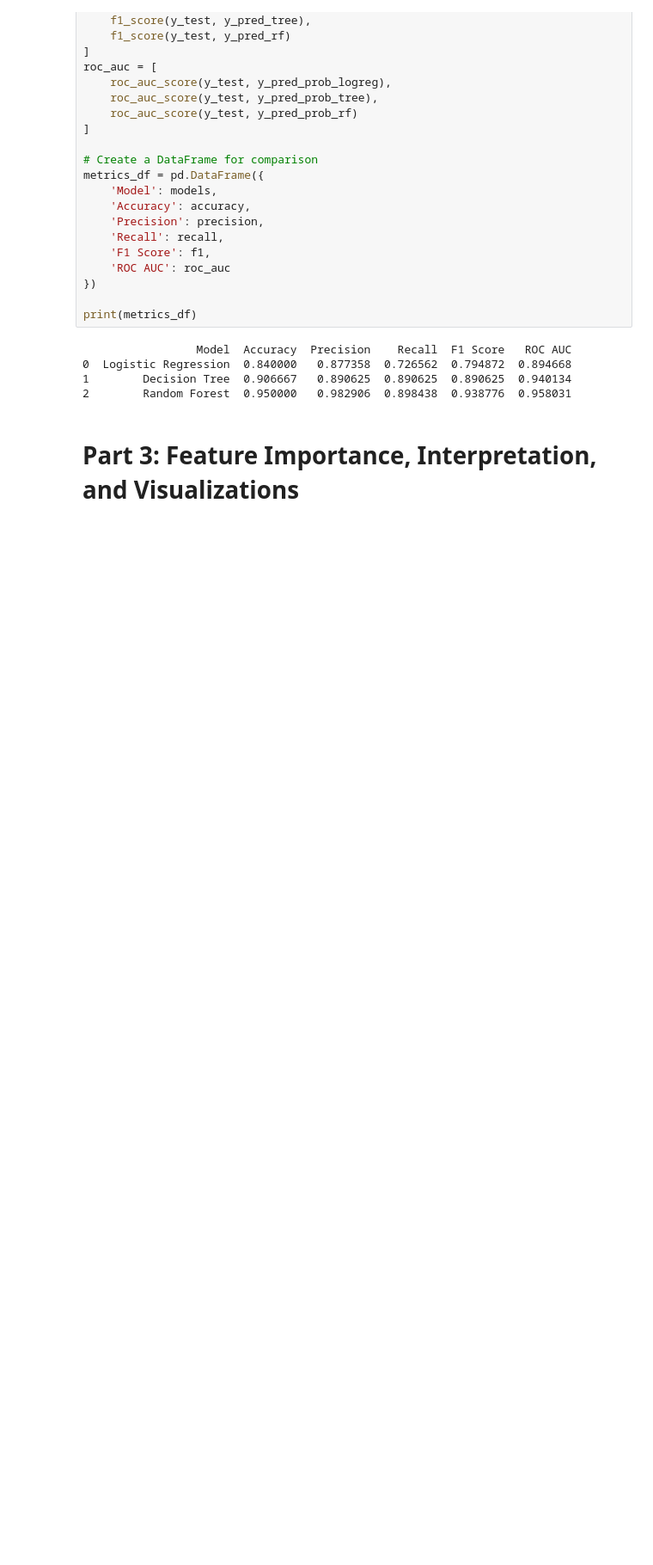
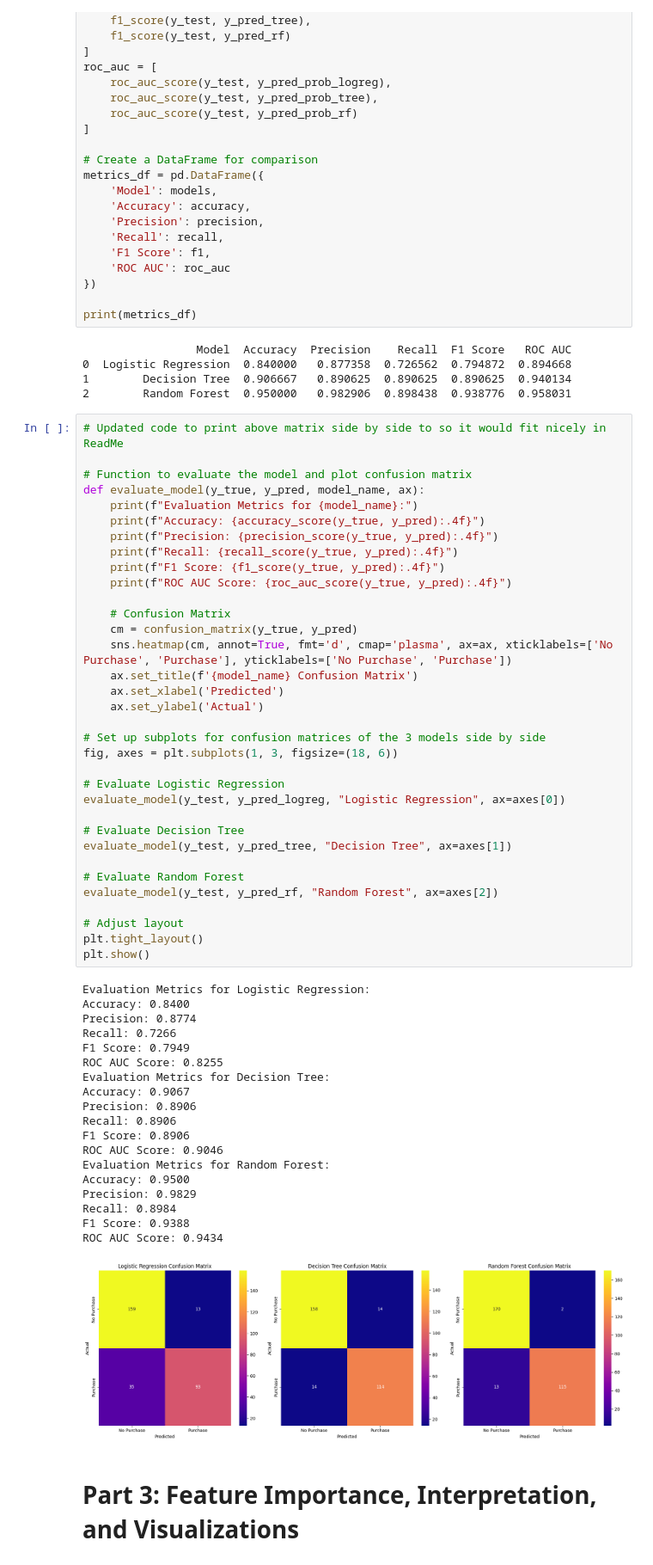
Before and after one commit to EricaYanoshak/AI-Purchase-Behavior-Project, a Jupyter notebook: Phase_1/Project2_Phase1_final.ipynb, the cells around one changed output. Shown at 86% size. Drawn from its saved outputs; the diff is of its cells as text; blank space fills up the shorter version.

```diff
--- a/Phase_1/Project2_Part1_final.ipynb
+++ b/Phase_1/Project2_Phase1_final.ipynb
@@ -523,6 +548,60 @@ print(metrics_df)
 0  Logistic Regression  0.840000   0.877358  0.726562  0.794872  0.894668
 1        Decision Tree  0.906667   0.890625  0.890625  0.890625  0.940134
 2        Random Forest  0.950000   0.982906  0.898438  0.938776  0.958031
+# %%
+# Updated code to print above matrix side by side to so it would fit nicely in ReadMe
+
+# Function to evaluate the model and plot confusion matrix
+def evaluate_model(y_true, y_pred, model_name, ax):
+    print(f"Evaluation Metrics for {model_name}:")
+    print(f"Accuracy: {accuracy_score(y_true, y_pred):.4f}")
+    print(f"Precision: {precision_score(y_true, y_pred):.4f}")
+    print(f"Recall: {recall_score(y_true, y_pred):.4f}")
+    print(f"F1 Score: {f1_score(y_true, y_pred):.4f}")
+    print(f"ROC AUC Score: {roc_auc_score(y_true, y_pred):.4f}")
+
+    # Confusion Matrix
+    cm = confusion_matrix(y_true, y_pred)
+    sns.heatmap(cm, annot=True, fmt='d', cmap='plasma', ax=ax, xticklabels=['No Purchase', 'Purchase'], yticklabels=['No Purchase', 'Purchase'])
+    ax.set_title(f'{model_name} Confusion Matrix')
+    ax.set_xlabel('Predicted')
+    ax.set_ylabel('Actual')
+
+# Set up subplots for confusion matrices of the 3 models side by side
+fig, axes = plt.subplots(1, 3, figsize=(18, 6))
+
+# Evaluate Logistic Regression
+evaluate_model(y_test, y_pred_logreg, "Logistic Regression", ax=axes[0])
+
+# Evaluate Decision Tree
+evaluate_model(y_test, y_pred_tree, "Decision Tree", ax=axes[1])
+
+# Evaluate Random Forest
+evaluate_model(y_test, y_pred_rf, "Random Forest", ax=axes[2])
+
+# Adjust layout
+plt.tight_layout()
+plt.show()
+# %% [output]
+Evaluation Metrics for Logistic Regression:
+Accuracy: 0.8400
+Precision: 0.8774
+Recall: 0.7266
+F1 Score: 0.7949
+ROC AUC Score: 0.8255
+Evaluation Metrics for Decision Tree:
+Accuracy: 0.9067
+Precision: 0.8906
+Recall: 0.8906
+F1 Score: 0.8906
+ROC AUC Score: 0.9046
+Evaluation Metrics for Random Forest:
+Accuracy: 0.9500
+Precision: 0.9829
+Recall: 0.8984
+F1 Score: 0.9388
+ROC AUC Score: 0.9434
+[figure, added]
 # %% [markdown]
 # Part 3: Feature Importance, Interpretation, and Visualizations
 # %% [markdown]
```
Also changed, not shown: parts of 15 cells of this notebook, 22 other files.
